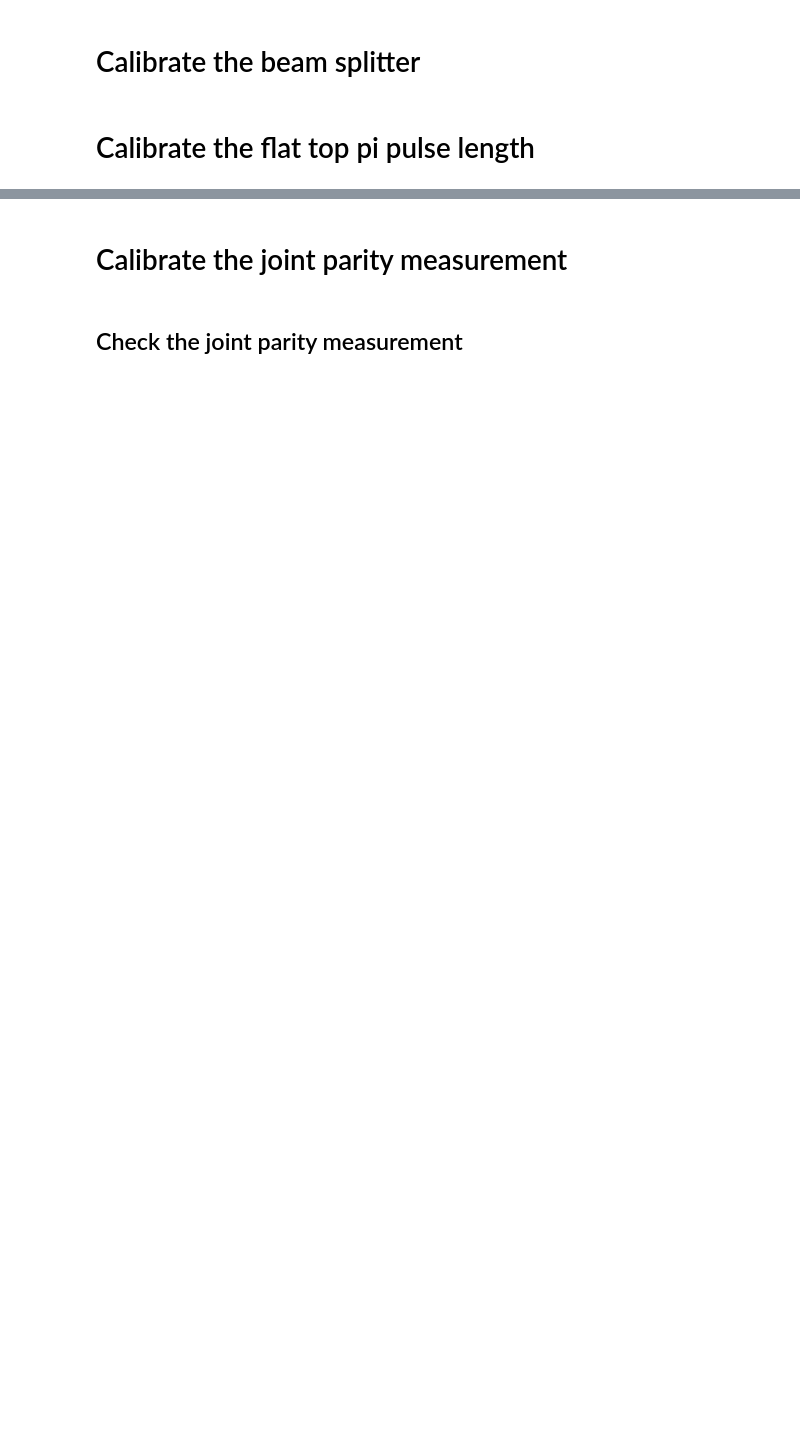
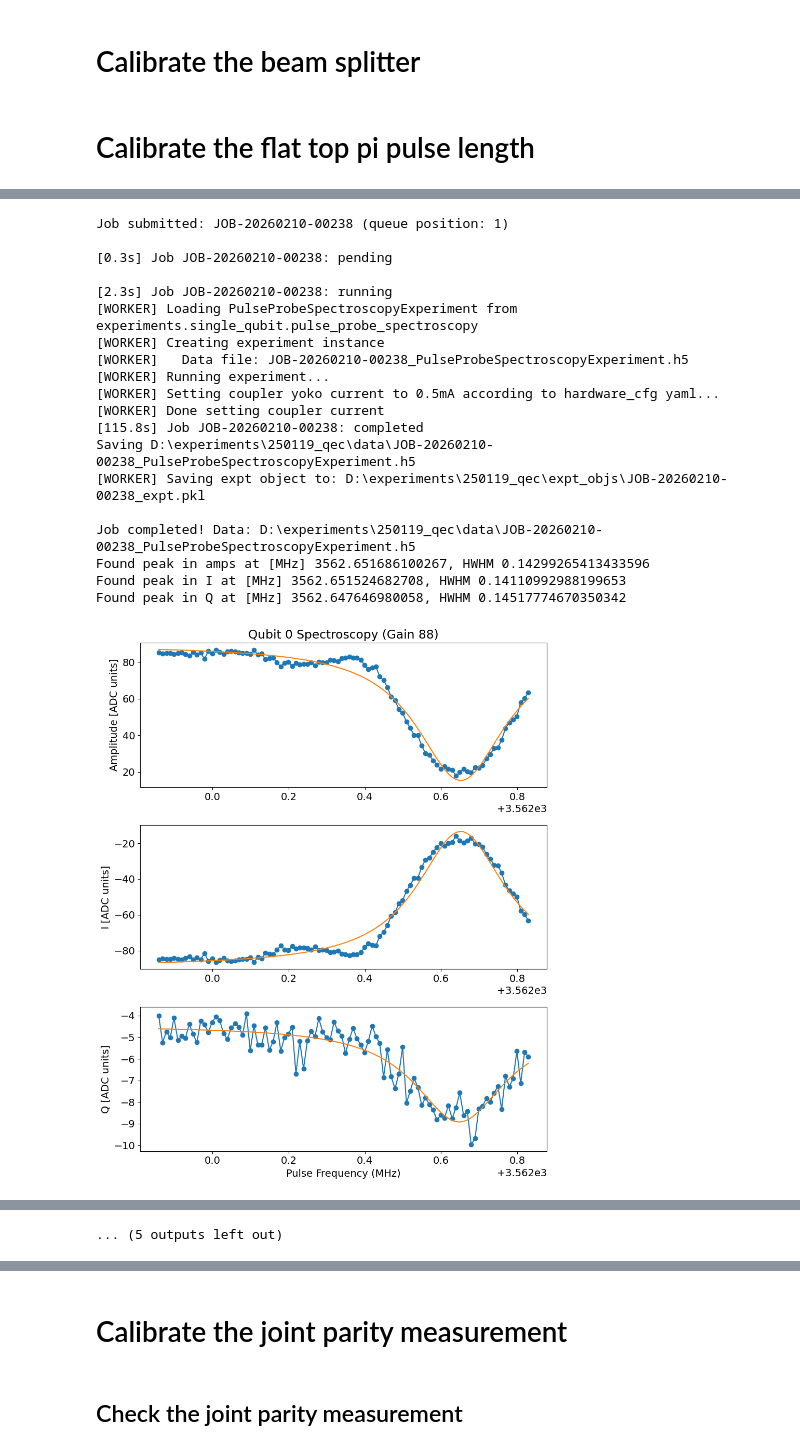
Before and after one commit to SchusterLab/multimode_expts, a Jupyter notebook: measurement_notebooks/QEC/Dual_Rail.ipynb, the cells around one changed output, grey strips where cells are left out. Drawn from its saved outputs; the diff is of its cells as text; code cells hidden in the pictures; blank space fills up the shorter version.

```diff
--- a/measurement_notebooks/QEC/Dual_Rail.ipynb
+++ b/measurement_notebooks/QEC/Dual_Rail.ipynb
@@ -595,0 +777,71 @@ for gain, length in zip(gain_vec, length_vec):
+# %%
+span = 1
+expt = 100
+step = span / expt
+start = station.hardware_cfg.device.qubit.f_ge[0] - span*0.8
+length = 15
+
+
+for idx, length in enumerate(length_vec):
+
+    try:
+        photon_number_spectro_g = photon_number_spectro_runner.execute(
+            go_kwargs=dict(analyze=True, display=True, save=True),
+            pre_sweep_pulse=pre_sweep_pulse,
+            prepulse=False,
+            gate_based=False,
+            start=start,
+            length=length,
+            sigma=sigma_flat_top,
+            gain=int(gain_vec[idx]),
+            step=step,
+            expts=expt,
+            relax_delay=500,
+        )
+
+        if USE_QUEUE:
+            photon_number_spectro_g.display()
+
+        photon_number_spectro_e = photon_number_spectro_runner.execute(
+        go_kwargs=dict(analyze=True, display=True, save=True),
+        pre_sweep_pulse=pre_sweep_pulse,
+        prepulse=True,
+        gate_based=False,
+        start=start,
+        length=length,
+        sigma=sigma_flat_top,
+        gain=int(gain_vec[idx]),
+        step=step,
+        expts=expt,
+        relax_delay=500,
+        )
+
+        if USE_QUEUE:
+            photon_number_spectro_e.display()
+
+
+
+
+    except Exception as e:
+        print(f"Error at length {length}: {e}")
+# %% [output]
+Job submitted: JOB-20260210-00238 (queue position: 1)
+
+[0.3s] Job JOB-20260210-00238: pending
+
+[2.3s] Job JOB-20260210-00238: running
+[WORKER] Loading PulseProbeSpectroscopyExperiment from experiments.single_qubit.pulse_probe_spectroscopy
+[WORKER] Creating experiment instance
+[WORKER]   Data file: JOB-20260210-00238_PulseProbeSpectroscopyExperiment.h5
+[WORKER] Running experiment...
+[WORKER] Setting coupler yoko current to 0.5mA according to hardware_cfg yaml...
+[WORKER] Done setting coupler current
+[115.8s] Job JOB-20260210-00238: completed
+Saving D:\experiments\250119_qec\data\JOB-20260210-00238_PulseProbeSpectroscopyExperiment.h5
+[WORKER] Saving expt object to: D:\experiments\250119_qec\expt_objs\JOB-20260210-00238_expt.pkl
+
+Job completed! Data: D:\experiments\250119_qec\data\JOB-20260210-00238_PulseProbeSpectroscopyExperiment.h5
+Found peak in amps at [MHz] 3562.651686100267, HWHM 0.14299265413433596
+Found peak in I at [MHz] 3562.651524682708, HWHM 0.14110992988199653
+Found peak in Q at [MHz] 3562.647646980058, HWHM 0.14517774670350342
+[figure, added]
@@ -595,0 +950 @@ for gain, length in zip(gain_vec, length_vec):
+... (5 outputs left out)
```
Also changed, not shown: parts of 16 cells of this notebook, 9 other files.
